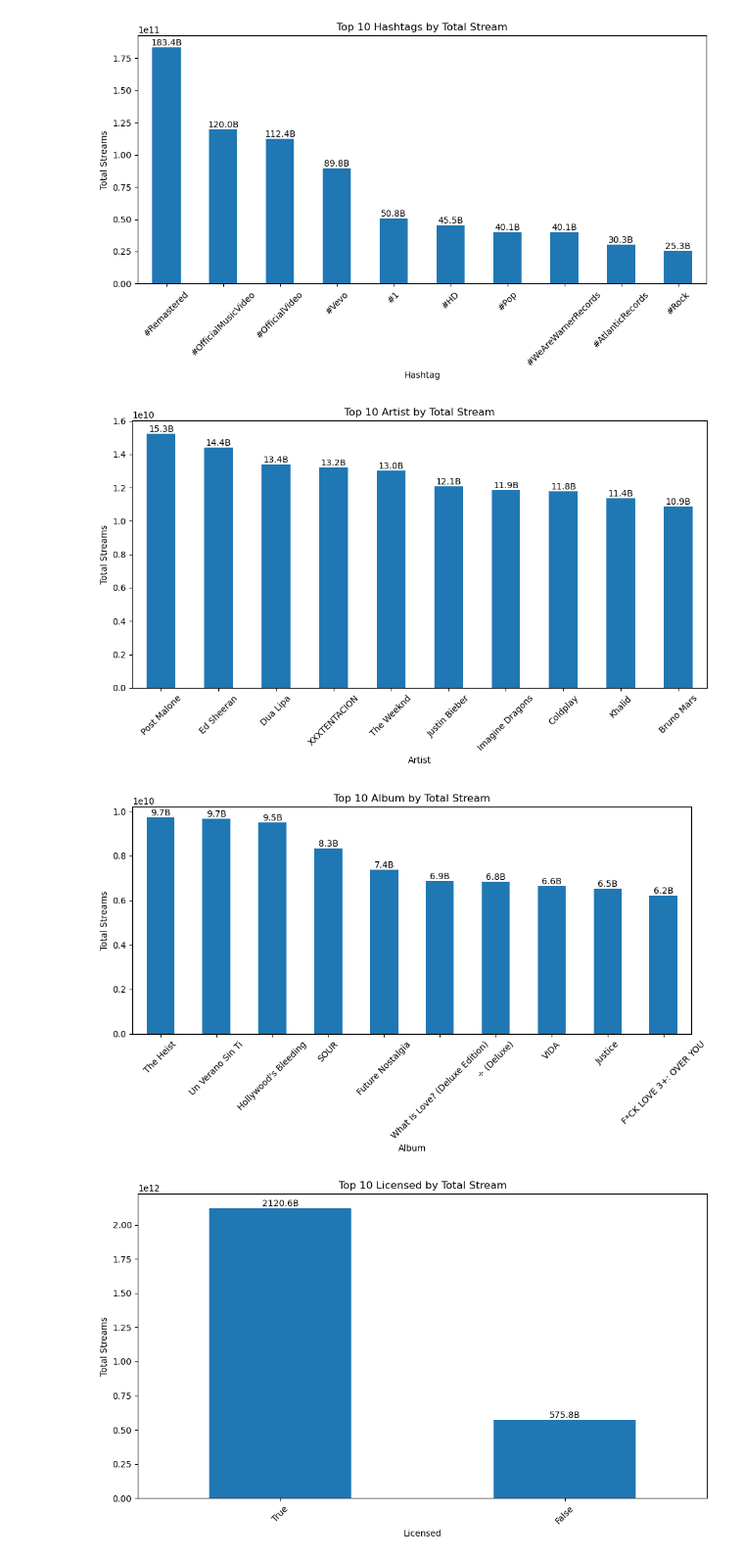
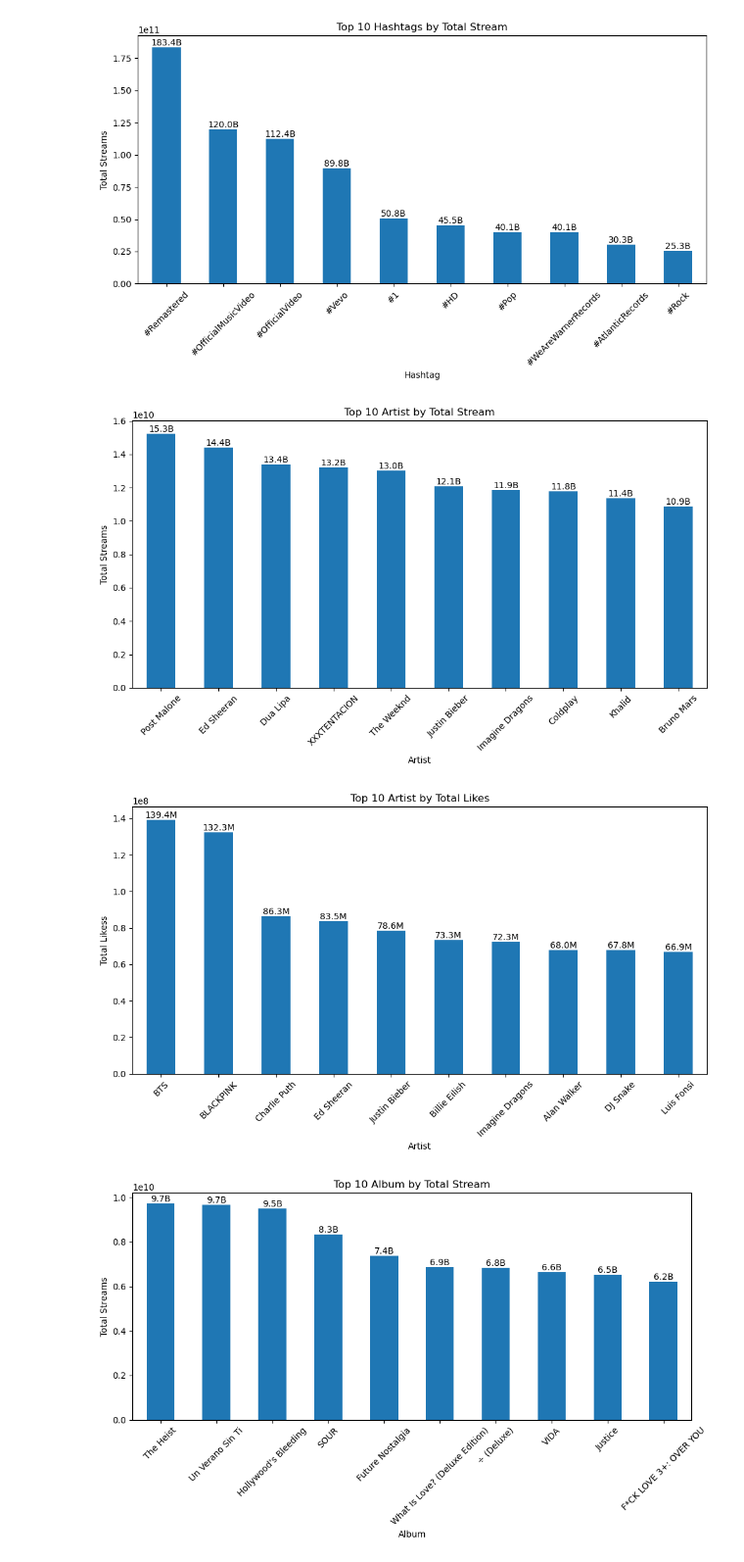
Before and after one commit to FlazeFy2/DS_Spotify-YouTube-Data, a Jupyter notebook: exploratory data analysis-bar.ipynb, the cells around one changed output. Shown at 98% size. Cells and saved outputs as stored; diff of their text form; code cells hidden in the pictures.

Commit message:
[DS] Exploratory Data Analysis (EDA) - Bar Chart Top 10 [Artist, Album, Licensed, Channel] by Total [Stream, Likes]

```diff
--- a/exploratory data analysis-bar.ipynb
+++ b/exploratory data analysis-bar.ipynb
@@ -187,48 +187,50 @@ plt.show()
 # %%
 import pandas as pd
 import matplotlib.pyplot as plt
 import numpy as np
 import re
 
-# Exploratory Data Analysis (EDA) - Bar Chart Top 10 Artist / Album by Total Stream
+# Exploratory Data Analysis (EDA) - Bar Chart Top 10 [Artist, Album, Licensed, Channel] by Total [Stream, Likes]
 target_col = ['Artist','Album','Licensed','Channel']
+target_sum = ['Stream','Likes']
 
 for dt in target_col:
-    df = pd.read_csv("Spotify Youtube Dataset.csv")
+    for sm in target_sum:
+        df = pd.read_csv("Spotify Youtube Dataset.csv")
 
-    # Dataset
-    # Sum Stream per Artist
-    df = (
-        df.groupby(dt)['Stream']
-        .sum()
-        .sort_values(ascending=False)
-        .head(10)
-    )
+        # Dataset
+        # Sum [Stream, Likes] per [Artist, Album, Licensed, Channel]
+        df = (
+            df.groupby(dt)[sm]
+            .sum()
+            .sort_values(ascending=False)
+            .head(10)
+        )
 
-    # Format function for numbers
-    def format_number(n):
-        if n >= 1_000_000_000:
-            return f"{n/1_000_000_000:.1f}B"
-        elif n >= 1_000_000:
-            return f"{n/1_000_000:.1f}M"
-        elif n >= 1_000:
-            return f"{n/1_000:.1f}K"
-        else:
-            return str(n)
+        # Format function for numbers
+        def format_number(n):
+            if n >= 1_000_000_000:
+                return f"{n/1_000_000_000:.1f}B"
+            elif n >= 1_000_000:
+                return f"{n/1_000_000:.1f}M"
+            elif n >= 1_000:
+                return f"{n/1_000:.1f}K"
+            else:
+                return str(n)
 
-    # Bar Chart
-    plt.figure(figsize=(10, 6))
-    ax = df.plot(kind='bar')
-    # Add label
-    for i, value in enumerate(df):
-        plt.text(i, value, format_number(value), ha='center', va='bottom')
-    plt.title(f"Top 10 {dt} by Total Stream")
-    plt.xlabel(dt)
-    plt.ylabel("Total Streams")
-    plt.xticks(rotation=45)
-    plt.tight_layout()
-    plt.show()
+        # Bar Chart
+        plt.figure(figsize=(10, 6))
+        ax = df.plot(kind='bar')
+        # Add label
+        for i, value in enumerate(df):
+            plt.text(i, value, format_number(value), ha='center', va='bottom')
+        plt.title(f"Top 10 {dt} by Total {sm}")
+        plt.xlabel(dt)
+        plt.ylabel(f"Total {sm}s")
+        plt.xticks(rotation=45)
+        plt.tight_layout()
+        plt.show()
 # %% [output]
 [figure]
-[figure, old version]
+[figure, new version]
-[figure, old version]
+[figure, new version]
```
Also changed, not shown: parts of 1 cell of this notebook.
